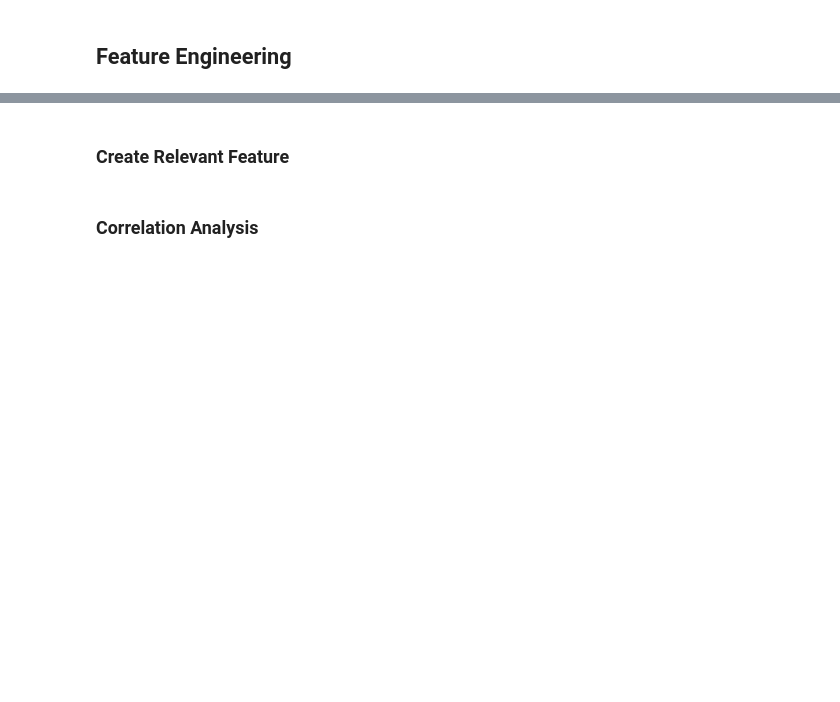
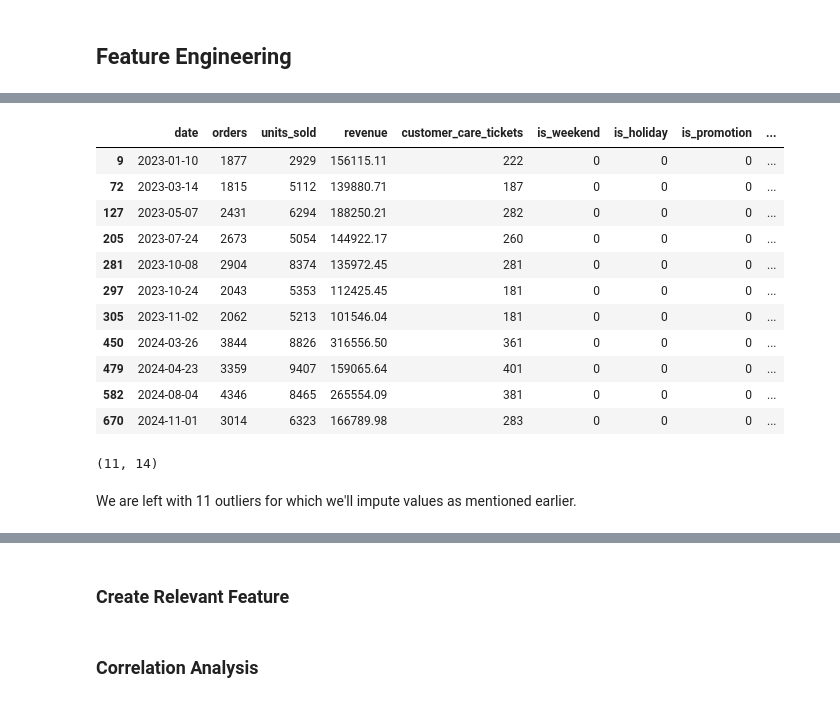
Before and after one commit to traha-89/ecommerce_demand_forecasting, a Jupyter notebook: notebooks/demand_forecasting_analysis.ipynb, the cells around one changed output, grey strips where cells are left out. Drawn from its saved outputs; the diff is of its cells as text; code cells hidden in the pictures; blank space fills up the shorter version.

```diff
--- a/notebooks/demand_forecasting_analysis.ipynb
+++ b/notebooks/demand_forecasting_analysis.ipynb
@@ -553,0 +611,3 @@ We have 13 records, wherein the daily tickets is an outlier and isn't explained
+# %%
+unexplained_outlier_cond_orders = (df_iqr['is_outlier_orders'] == 1) & (df_iqr['is_promotion'] == 0) & (df_iqr['is_holiday'] == 0) & (df_iqr['is_weekend'] == 0) & (df_iqr['payday_period'] == 0)
+df_iqr[unexplained_outlier_cond_orders].head()
@@ -553,0 +653,6 @@ We have 13 records, wherein the daily tickets is an outlier and isn't explained
+# %%
+# Define the Christmas Rush Interval
+## Filtering for December and defining shopping rush days between 10th and 24th.
+christmas_rush_condition = (df['date'].dt.month == 12) & ((df['date'].dt.day >= 10) & (df['date'].dt.day <= 24))
+
+df_iqr['is_christmas_rush'] = christmas_rush_condition.astype(int)
@@ -553,0 +673,23 @@ We have 13 records, wherein the daily tickets is an outlier and isn't explained
+# %%
+# Updating outlier conditions
+unexplained_outlier_cond_orders = unexplained_outlier_cond_orders & (df_iqr['is_christmas_rush'] == 0)
+df_iqr[unexplained_outlier_cond_orders]
+# %% [output]
+|  | date | orders | units_sold | revenue | customer_care_tickets | is_weekend | is_holiday | is_promotion | ... |
+| 9 | 2023-01-10 | 1877 | 2929 | 156115.11 | 222 | 0 | 0 | 0 | ... |
+| 72 | 2023-03-14 | 1815 | 5112 | 139880.71 | 187 | 0 | 0 | 0 | ... |
+| 127 | 2023-05-07 | 2431 | 6294 | 188250.21 | 282 | 0 | 0 | 0 | ... |
+| 205 | 2023-07-24 | 2673 | 5054 | 144922.17 | 260 | 0 | 0 | 0 | ... |
+| 281 | 2023-10-08 | 2904 | 8374 | 135972.45 | 281 | 0 | 0 | 0 | ... |
+| 297 | 2023-10-24 | 2043 | 5353 | 112425.45 | 181 | 0 | 0 | 0 | ... |
+| 305 | 2023-11-02 | 2062 | 5213 | 101546.04 | 181 | 0 | 0 | 0 | ... |
+| 450 | 2024-03-26 | 3844 | 8826 | 316556.50 | 361 | 0 | 0 | 0 | ... |
+| 479 | 2024-04-23 | 3359 | 9407 | 159065.64 | 401 | 0 | 0 | 0 | ... |
+| 582 | 2024-08-04 | 4346 | 8465 | 265554.09 | 381 | 0 | 0 | 0 | ... |
+| 670 | 2024-11-01 | 3014 | 6323 | 166789.98 | 283 | 0 | 0 | 0 | ... |
+# %%
+df_iqr[unexplained_outlier_cond_orders].shape
+# %% [output]
+(11, 14)
+# %% [markdown]
+We are left with 11 outliers for which we'll impute values as mentioned earlier.
```
Also changed, not shown: parts of 23 cells of this notebook.
